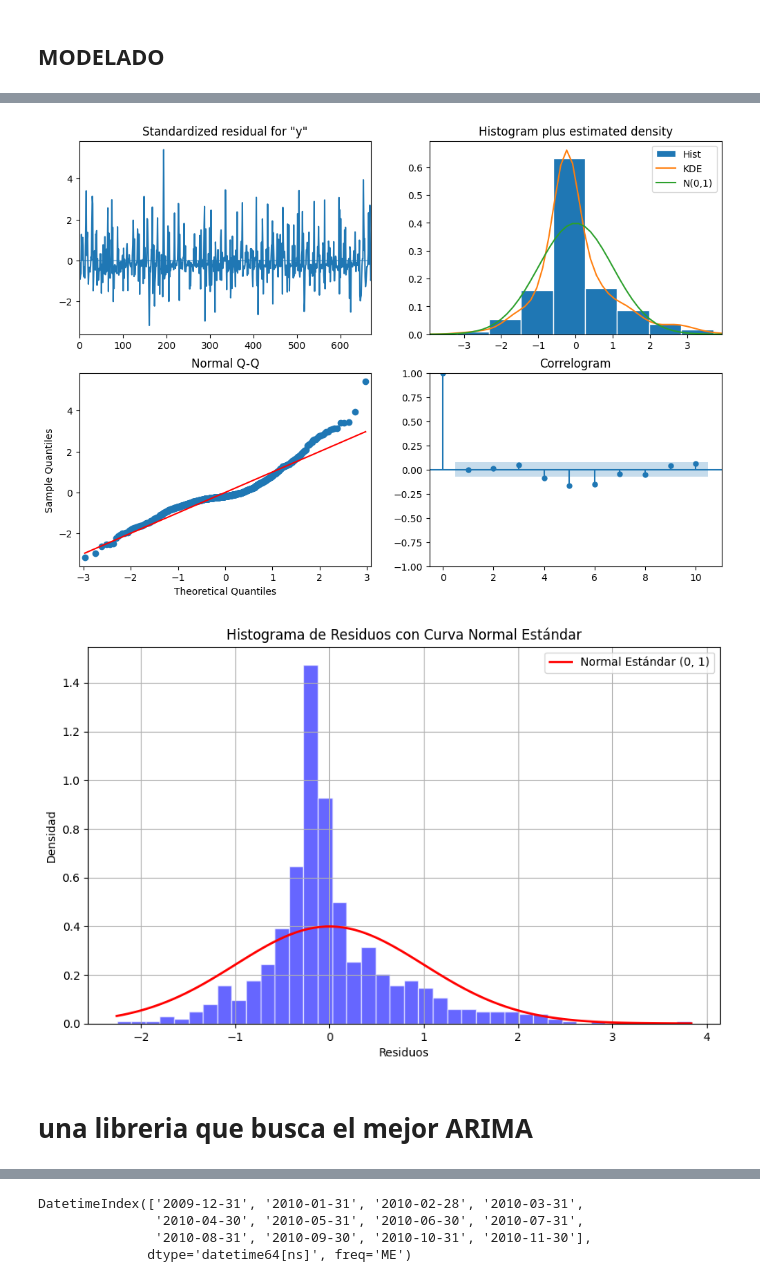
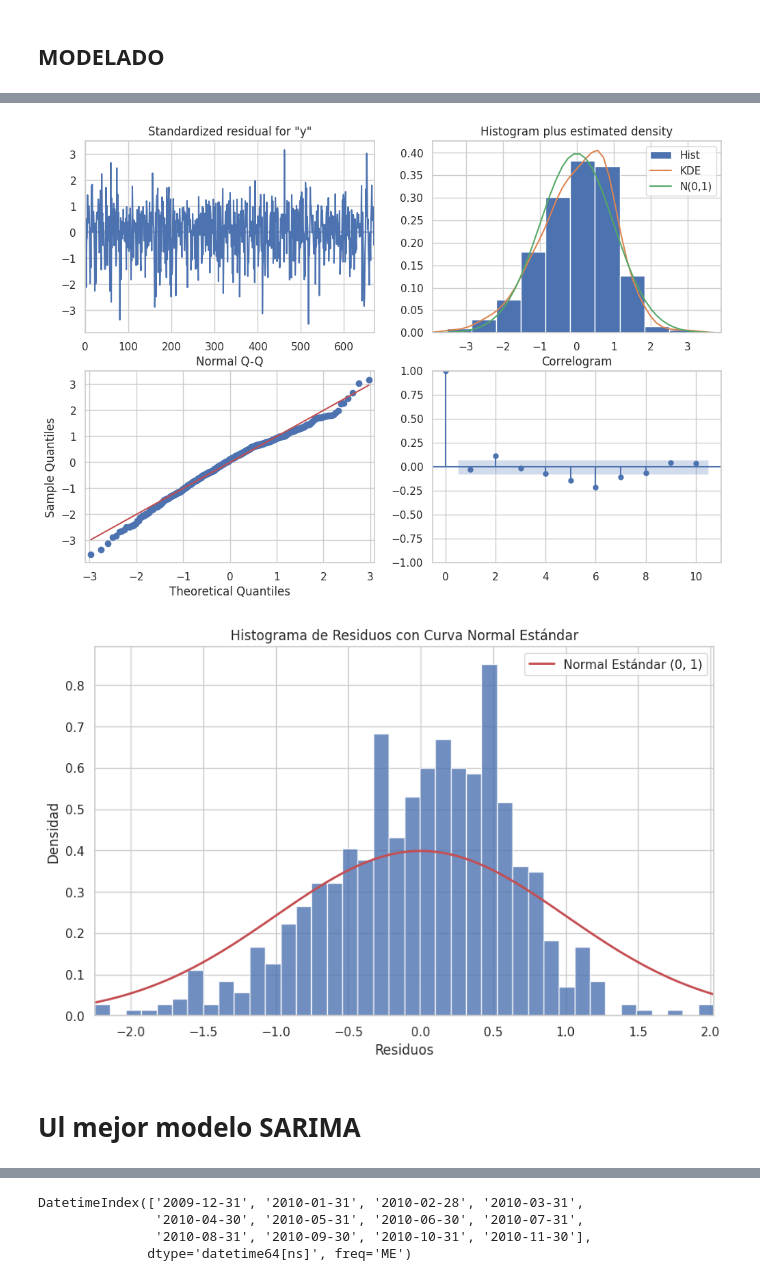
Before and after one commit to heritaco/Time-Series, a Jupyter notebook: 05-SARIMA/Puebla.ipynb, the cells around one changed output, grey strips where cells are left out. Cells and saved outputs as stored; diff of their text form; code cells hidden in the pictures.

```diff
--- a/05-SARIMA/Puebla.ipynb
+++ b/05-SARIMA/Puebla.ipynb
@@ -82,0 +121,7 @@ plt.show()
+# %%
+from sklearn.preprocessing import PowerTransformer
+import numpy as np
+
+# Crear y ajustar el transformador Yeo-Johnson
+pt = PowerTransformer(method='yeo-johnson', standardize=True)
+ypre = pt.fit_transform(pre.values.reshape(-1, 1))
@@ -384,9 +451,9 @@ rho 23: -0.15928203014308834
 # %%
 from statsmodels.tsa.statespace.sarimax import SARIMAX
 # %%
-modelo=SARIMAX(pre,
-               order=(1,0,1),
-               seasonal_order=(1,0,0,12)).fit()
+modelo=SARIMAX(ypre,
+               order=(1,0,0),
+               seasonal_order=(1,0,1,12)).fit()
 
 modelo.summary()
 # %% [output]
@@ -413,6 +478,0 @@ Warnings:
-# %%
-modelo=SARIMAX(dpre,
-               order=(1,0,1),
-               seasonal_order=(1,0,1,12)).fit()
-
-modelo.summary()
@@ -441,6 +478,0 @@ Warnings:
-# %%
-modelo=SARIMAX(zpre,
-               order=(1,0,0),
-               seasonal_order=(4,0,0,12)).fit()
-
-modelo.summary()
@@ -470,36 +480,37 @@ Warnings:
 diagnostic = modelo.plot_diagnostics(figsize=(12, 8))
 plt.show()
 # %% [output]
-[figure, old version]
+[figure, new version]
 # %%
 # Importar la función para la distribución normal
 from scipy.stats import norm
 import numpy as np
 
 # Graficar el histograma de los residuos
 plt.figure(figsize=(10, 6))
-modelo.resid.hist(bins=40, density=True, alpha=0.6, color='blue', edgecolor='white')
+plt.hist(modelo.resid, bins=40, density=True, alpha=0.8, edgecolor='white')
 
 # Generar valores para la curva normal estándar
 x = np.linspace(modelo.resid.min(), modelo.resid.max(), 100)
 normal_pdf = norm.pdf(x, loc=0, scale=1)  # Media 0, desviación estándar 1
 
 # Graficar la curva normal estándar
 plt.plot(x, normal_pdf, 'r-', lw=2, label='Normal Estándar (0, 1)')
 
 # Etiquetas y leyenda
 plt.title("Histograma de Residuos con Curva Normal Estándar")
 plt.xlabel("Residuos")
 plt.ylabel("Densidad")
+plt.xlim(modelo.resid.min(), modelo.resid.max())
 plt.legend()
 plt.grid(True)
 
 # Mostrar el gráfico
 plt.show()
 # %% [output]
-[figure, old version]
+[figure, new version]
-# %% [markdown]
-# **una libreria que busca el mejor ARIMA**
+# %% [markdown]
+# **Ul mejor modelo SARIMA**
 # %%
 import pmdarima as pm
 
```
Also changed, not shown: parts of 40 cells of this notebook.
